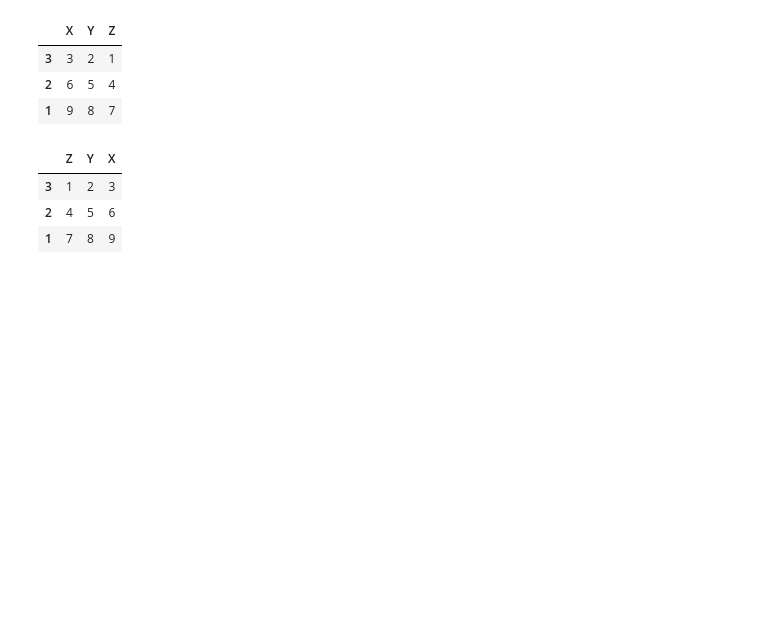
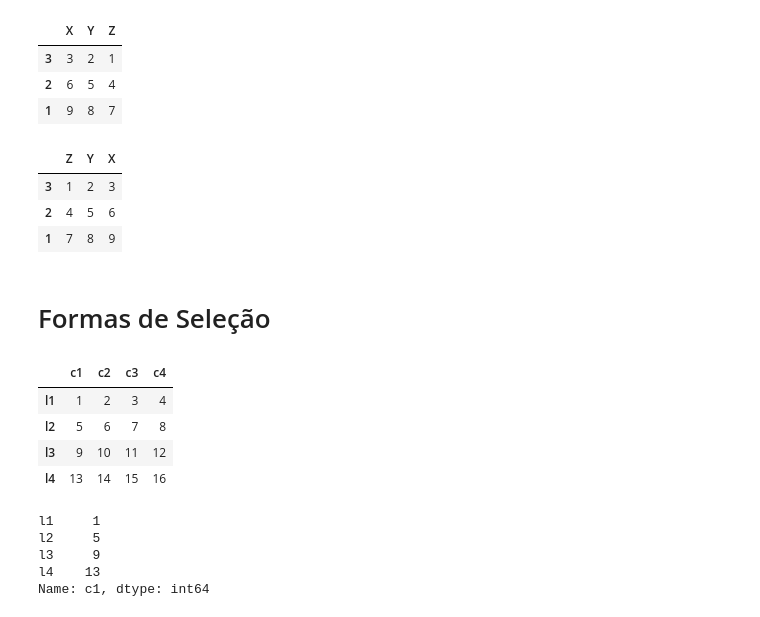
Before and after one commit to nsfoliveira/Python, a Jupyter notebook: ALURA_F_Python/F_PythonDS_03/extras/aula_extra.ipynb, the cells around one changed output. Cells and saved outputs as stored; diff of their text form; code cells hidden in the pictures; blank space fills up the shorter version.

```diff
--- a/ALURA_F_Python/F_PythonDS_03/extras/aula_extra.ipynb
+++ b/ALURA_F_Python/F_PythonDS_03/extras/aula_extra.ipynb
@@ -364,3 +364,27 @@ df
 | 3 | 1 | 2 | 3 |
 | 2 | 4 | 5 | 6 |
 | 1 | 7 | 8 | 9 |
+# %% [markdown]
+# Formas de Seleção
+# %%
+data = [(1,2,3,4),
+       (5,6,7,8),
+       (9,10,11,12),
+       (13,14,15,16)]
+df = pd.DataFrame(data, 'l1 l2 l3 l4'.split(), 'c1 c2 c3 c4'.split())
+# %%
+df
+# %% [output]
+|  | c1 | c2 | c3 | c4 |
+| l1 | 1 | 2 | 3 | 4 |
+| l2 | 5 | 6 | 7 | 8 |
+| l3 | 9 | 10 | 11 | 12 |
+| l4 | 13 | 14 | 15 | 16 |
+# %%
+df.c1
+# %% [output]
+l1     1
+l2     5
+l3     9
+l4    13
+Name: c1, dtype: int64
```
Also changed, not shown: parts of 11 cells of this notebook, 1 other file.
